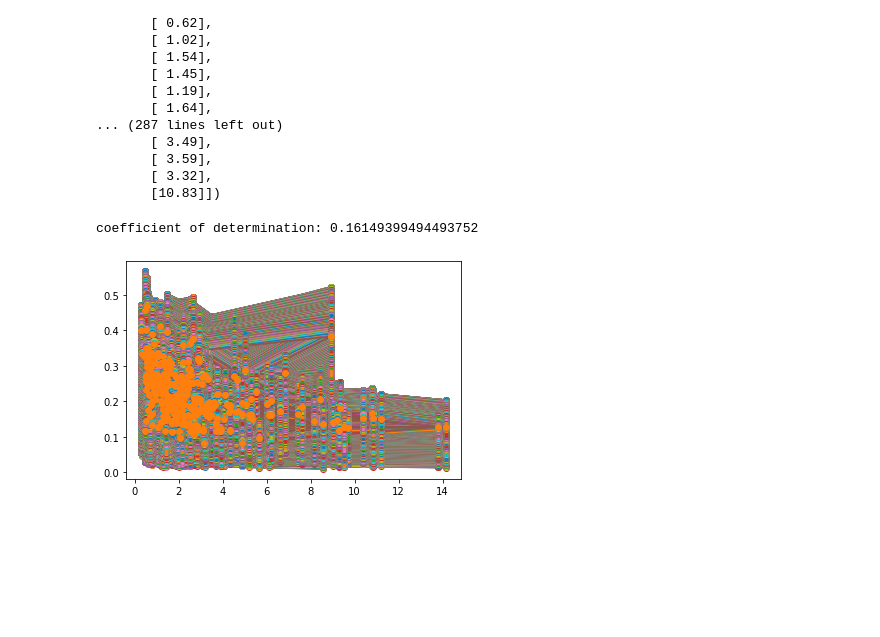
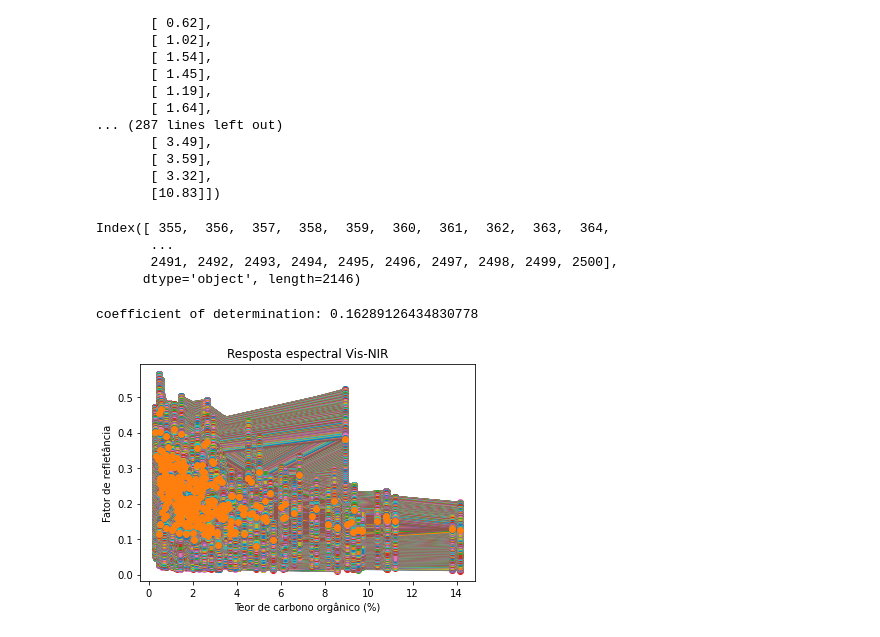
Before and after one commit to gustavoep/reg_linear, a Jupyter notebook: Spectral_reglinear.ipynb, the cells around one changed output. Saved outputs shown, nothing was run; the diff lists cells and outputs as text; code cells hidden in the pictures; blank space fills up the shorter version.

```diff
--- a/Spectral_reglinear.ipynb
+++ b/Spectral_reglinear.ipynb
@@ -49,6 +49,6 @@ x
 302    10.83
 Name: soc, Length: 303, dtype: float64
 # %%
-y= dados_excel.iloc[:,1:]
+y= dados_excel.iloc[:,46:]
 y
 # %% [output]
@@ -86,15 +86,26 @@ array([[ 0.79],
        [ 3.59],
        [ 3.32],
        [10.83]])
+# %%
+z = dados_excel.columns[1:2147]
+z
+# %% [output]
+Index([ 355,  356,  357,  358,  359,  360,  361,  362,  363,  364,
+       ...
+       2491, 2492, 2493, 2494, 2495, 2496, 2497, 2498, 2499, 2500],
+      dtype='object', length=2146)
 # %%
 model = LinearRegression().fit(x, y)
 r_sq = model.score(x, y)
 print(f"coefficient of determination: {r_sq}")
 # %% [output]
-coefficient of determination: 0.16149399494493752
+coefficient of determination: 0.16289126434830778
 # %%
+plt.title("Resposta espectral Vis-NIR")
+plt.xlabel("Teor de carbono orgânico (%)")
+plt.ylabel("Fator de refletância")
 plt.plot(x, y)
 plt.plot(x, y, 'o')
 plt.show()
 # %% [output]
-[figure, old version]
+[figure, new version]
```
Also changed, not shown: parts of 1 cell of this notebook.
